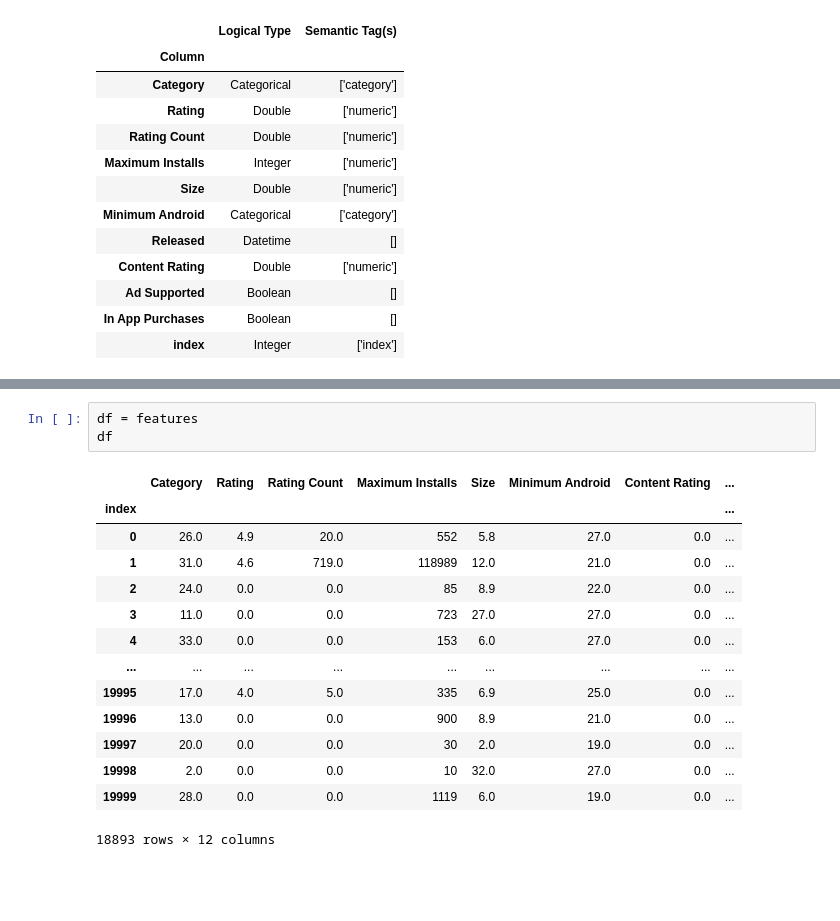
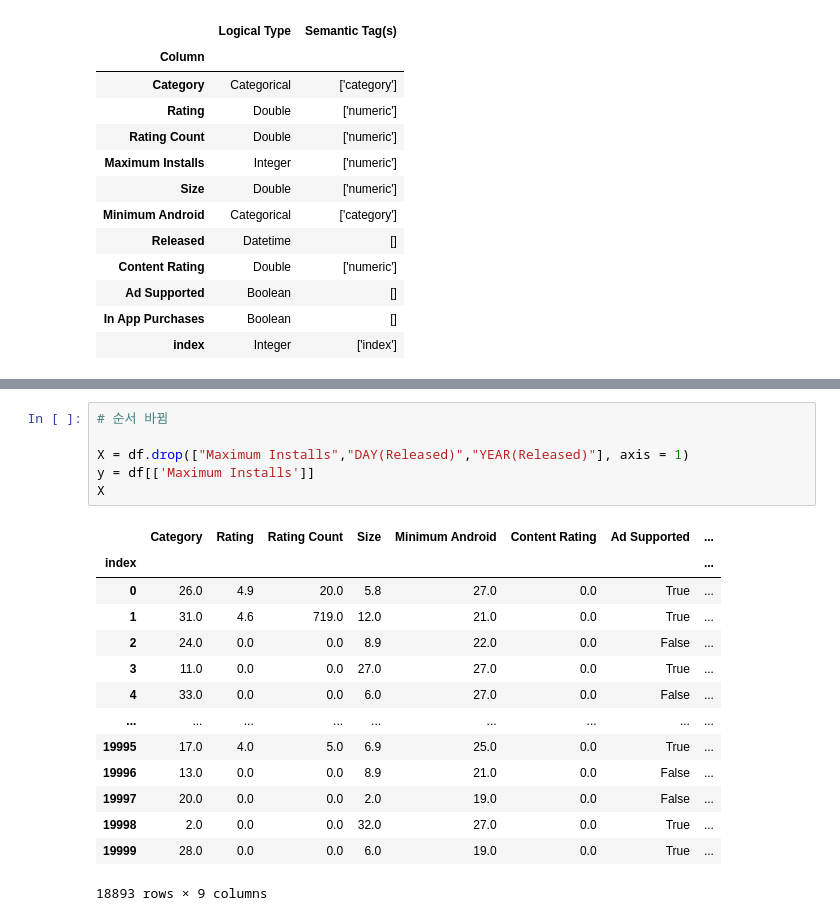
Before and after one commit to agtmwebtoon/automl-data-science, a Jupyter notebook: preprocessing.ipynb, the cells around one changed output, grey strips where cells are left out. Drawn from its saved outputs; the diff is of its cells as text; blank space fills up the shorter version.

```diff
--- a/preprocessing.ipynb
+++ b/preprocessing.ipynb
@@ -204,18 +196,21 @@ feature_names
-# %%
-df = features
-df
-# %% [output]
-|  | Category | Rating | Rating Count | Maximum Installs | Size | Minimum Android | Content Rating | ... |
-| index |  |  |  |  |  |  |  | ... |
-| 0 | 26.0 | 4.9 | 20.0 | 552 | 5.8 | 27.0 | 0.0 | ... |
-| 1 | 31.0 | 4.6 | 719.0 | 118989 | 12.0 | 21.0 | 0.0 | ... |
-| 2 | 24.0 | 0.0 | 0.0 | 85 | 8.9 | 22.0 | 0.0 | ... |
-| 3 | 11.0 | 0.0 | 0.0 | 723 | 27.0 | 27.0 | 0.0 | ... |
-| 4 | 33.0 | 0.0 | 0.0 | 153 | 6.0 | 27.0 | 0.0 | ... |
-| ... | ... | ... | ... | ... | ... | ... | ... | ... |
-| 19995 | 17.0 | 4.0 | 5.0 | 335 | 6.9 | 25.0 | 0.0 | ... |
-| 19996 | 13.0 | 0.0 | 0.0 | 900 | 8.9 | 21.0 | 0.0 | ... |
-| 19997 | 20.0 | 0.0 | 0.0 | 30 | 2.0 | 19.0 | 0.0 | ... |
-| 19998 | 2.0 | 0.0 | 0.0 | 10 | 32.0 | 27.0 | 0.0 | ... |
-| 19999 | 28.0 | 0.0 | 0.0 | 1119 | 6.0 | 19.0 | 0.0 | ... |
-18893 rows × 12 columns
+# %%
+# 순서 바뀜
+
+X = df.drop(["Maximum Installs","DAY(Released)","YEAR(Released)"], axis = 1)
+y = df[['Maximum Installs']]
+X
+# %% [output]
+|  | Category | Rating | Rating Count | Size | Minimum Android | Content Rating | Ad Supported | ... |
+| index |  |  |  |  |  |  |  | ... |
+| 0 | 26.0 | 4.9 | 20.0 | 5.8 | 27.0 | 0.0 | True | ... |
+| 1 | 31.0 | 4.6 | 719.0 | 12.0 | 21.0 | 0.0 | True | ... |
+| 2 | 24.0 | 0.0 | 0.0 | 8.9 | 22.0 | 0.0 | False | ... |
+| 3 | 11.0 | 0.0 | 0.0 | 27.0 | 27.0 | 0.0 | True | ... |
+| 4 | 33.0 | 0.0 | 0.0 | 6.0 | 27.0 | 0.0 | False | ... |
+| ... | ... | ... | ... | ... | ... | ... | ... | ... |
+| 19995 | 17.0 | 4.0 | 5.0 | 6.9 | 25.0 | 0.0 | True | ... |
+| 19996 | 13.0 | 0.0 | 0.0 | 8.9 | 21.0 | 0.0 | False | ... |
+| 19997 | 20.0 | 0.0 | 0.0 | 2.0 | 19.0 | 0.0 | False | ... |
+| 19998 | 2.0 | 0.0 | 0.0 | 32.0 | 27.0 | 0.0 | True | ... |
+| 19999 | 28.0 | 0.0 | 0.0 | 6.0 | 19.0 | 0.0 | True | ... |
+18893 rows × 9 columns
```
Also changed, not shown: parts of 11 cells of this notebook.
